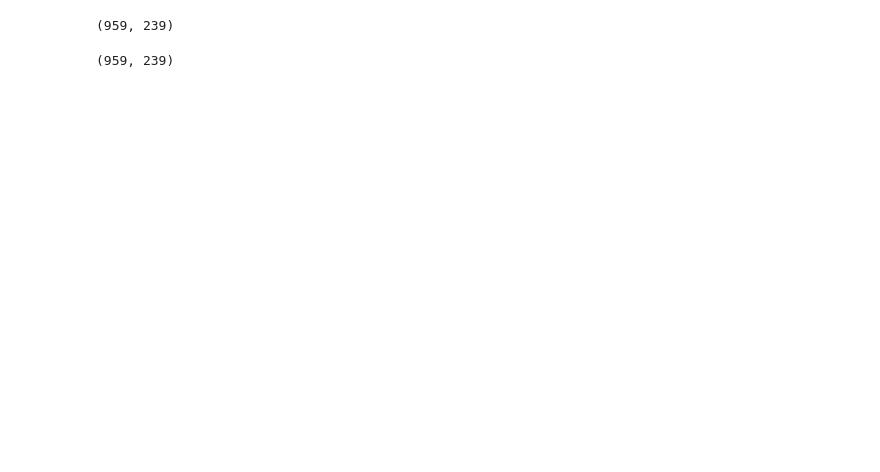
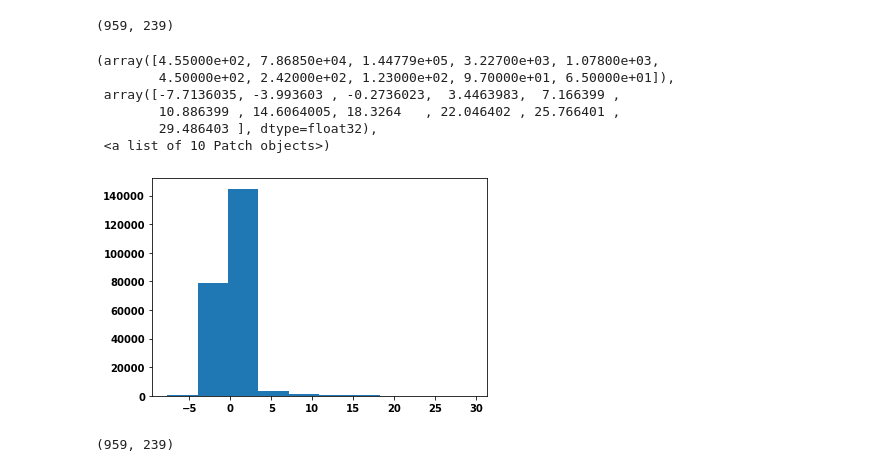
Before and after one commit to CU-DitecT/TrafficFlowGAN, a Jupyter notebook: evaluation_data.ipynb, the cells around one changed output. Drawn from its saved outputs; the diff is of its cells as text; code cells hidden in the pictures; blank space fills up the shorter version.

```diff
--- a/evaluation_data.ipynb
+++ b/evaluation_data.ipynb
@@ -25,9 +46,17 @@ print(rho_t.shape)
 # %%
 rho_x = (Exact_rho[:, 1:-1] - Exact_rho[:, :-2]) / (1/240)
 rho_x = rho_x[:-1,:]
 print(rho_x.shape)
+plt.hist(rho_x.flatten())
 # %% [output]
 (959, 239)
+(array([4.55000e+02, 7.86850e+04, 1.44779e+05, 3.22700e+03, 1.07800e+03,
+        4.50000e+02, 2.42000e+02, 1.23000e+02, 9.70000e+01, 6.50000e+01]),
+ array([-7.7136035, -3.993603 , -0.2736023,  3.4463983,  7.166399 ,
+        10.886399 , 14.6064005, 18.3264   , 22.046402 , 25.766401 ,
+        29.486403 ], dtype=float32),
+ <a list of 10 Patch objects>)
+[figure, added]
 # %%
 q_x = (Exact_q[:, 1:-1] - Exact_q[:, :-2]) / (1/240)
 q_x = q_x[:-1,:]
```
Also changed, not shown: parts of 30 cells of this notebook, 5 other files.
